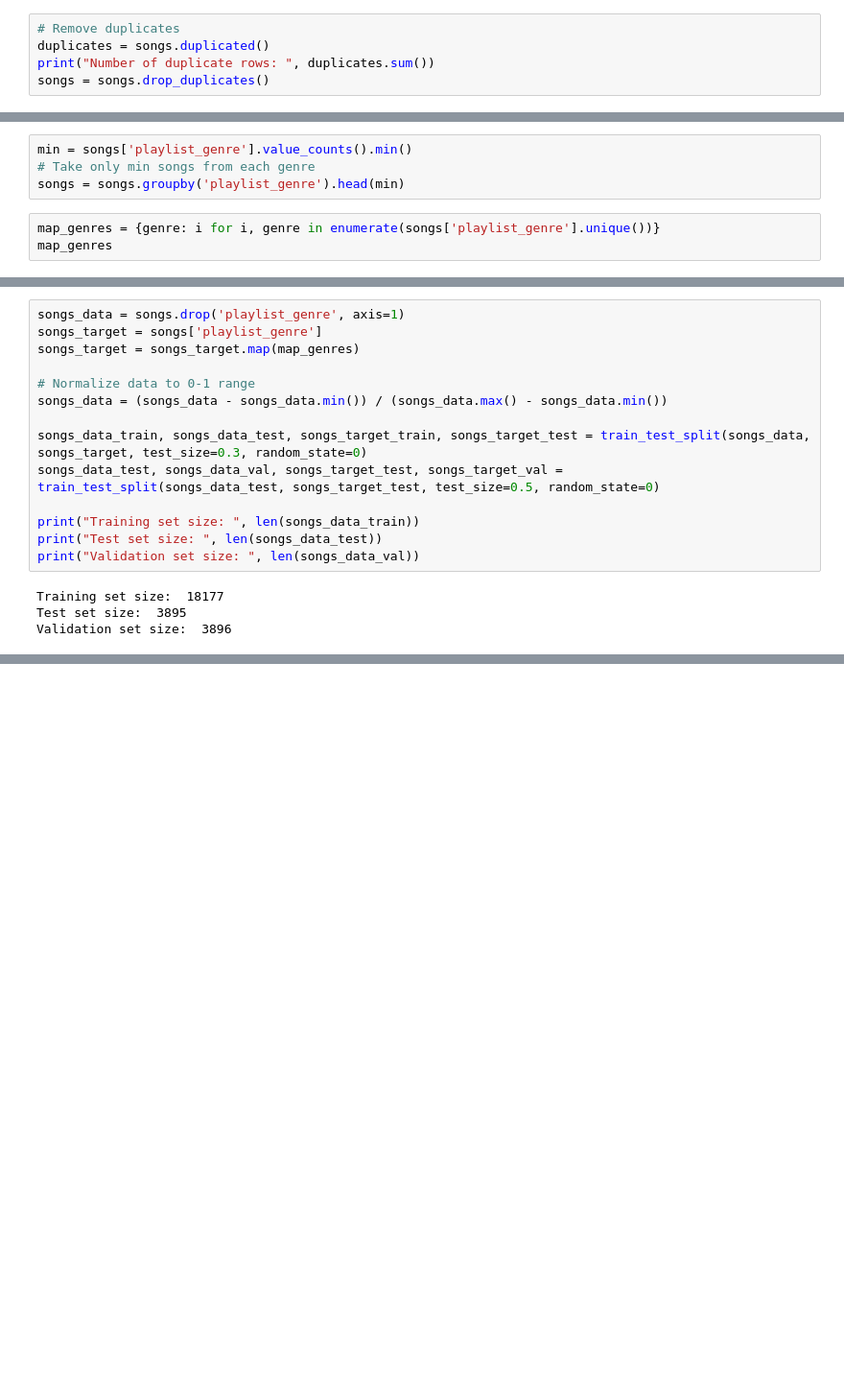
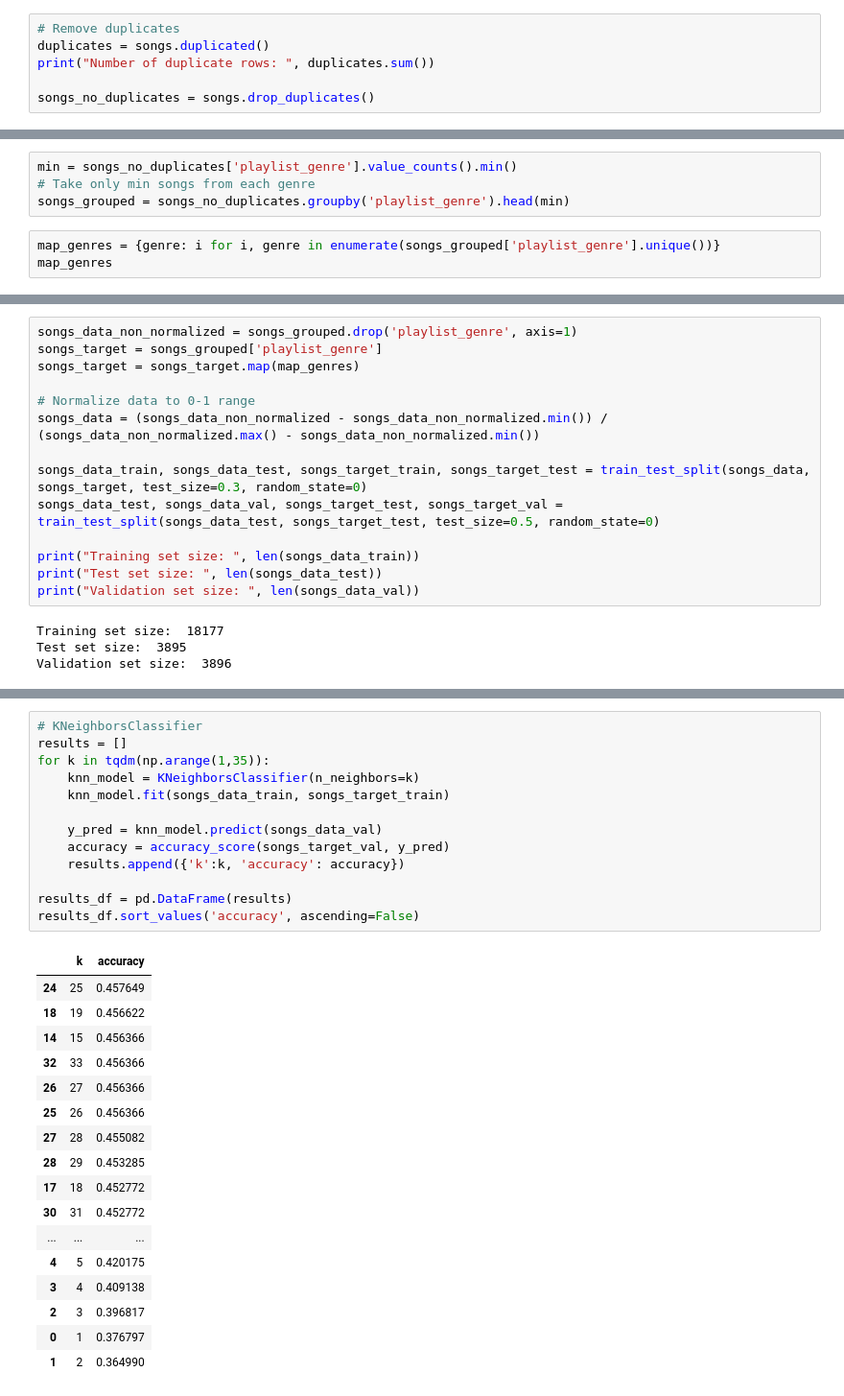
Before and after one commit to jkciesluk/ml_project, a Jupyter notebook: spotify.ipynb, the cells around one changed output, grey strips where cells are left out. Shown at 96% size. Cells and saved outputs as stored; diff of their text form; blank space fills up the shorter version.

```diff
--- a/spotify.ipynb
+++ b/spotify.ipynb
@@ -43,7 +55,8 @@ songs.describe()
 # Remove duplicates
 duplicates = songs.duplicated()
 print("Number of duplicate rows: ", duplicates.sum())
-songs = songs.drop_duplicates()
+
+songs_no_duplicates = songs.drop_duplicates()
 # %% [output]
 Number of duplicate rows:  3041
 # %%
@@ -60,21 +73,21 @@ latin    4578
 rock     4328
 Name: count, dtype: int64
 # %%
-min = songs['playlist_genre'].value_counts().min()
+min = songs_no_duplicates['playlist_genre'].value_counts().min()
 # Take only min songs from each genre
-songs = songs.groupby('playlist_genre').head(min)
+songs_grouped = songs_no_duplicates.groupby('playlist_genre').head(min)
 # %%
-map_genres = {genre: i for i, genre in enumerate(songs['playlist_genre'].unique())}
+map_genres = {genre: i for i, genre in enumerate(songs_grouped['playlist_genre'].unique())}
 map_genres
 # %% [output]
 {'pop': 0, 'rap': 1, 'rock': 2, 'latin': 3, 'r&b': 4, 'edm': 5}
 # %%
-songs_data = songs.drop('playlist_genre', axis=1)
-songs_target = songs['playlist_genre']
+songs_data_non_normalized = songs_grouped.drop('playlist_genre', axis=1)
+songs_target = songs_grouped['playlist_genre']
 songs_target = songs_target.map(map_genres)
 
 # Normalize data to 0-1 range
-songs_data = (songs_data - songs_data.min()) / (songs_data.max() - songs_data.min())
+songs_data = (songs_data_non_normalized - songs_data_non_normalized.min()) / (songs_data_non_normalized.max() - songs_data_non_normalized.min())
 
 songs_data_train, songs_data_test, songs_target_train, songs_target_test = train_test_split(songs_data, songs_target, test_size=0.3, random_state=0)
 songs_data_test, songs_data_val, songs_target_test, songs_target_val = train_test_split(songs_data_test, songs_target_test, test_size=0.5, random_state=0)
@@ -88,0 +115,31 @@ Validation set size:  3896
+# %%
+# KNeighborsClassifier
+results = []
+for k in tqdm(np.arange(1,35)):
+    knn_model = KNeighborsClassifier(n_neighbors=k)
+    knn_model.fit(songs_data_train, songs_target_train)
+
+    y_pred = knn_model.predict(songs_data_val)
+    accuracy = accuracy_score(songs_target_val, y_pred)
+    results.append({'k':k, 'accuracy': accuracy})
+
+results_df = pd.DataFrame(results)
+results_df.sort_values('accuracy', ascending=False)
+# %% [output]
+|  | k | accuracy |
+| 24 | 25 | 0.457649 |
+| 18 | 19 | 0.456622 |
+| 14 | 15 | 0.456366 |
+| 32 | 33 | 0.456366 |
+| 26 | 27 | 0.456366 |
+| 25 | 26 | 0.456366 |
+| 27 | 28 | 0.455082 |
+| 28 | 29 | 0.453285 |
+| 17 | 18 | 0.452772 |
+| 30 | 31 | 0.452772 |
+| ... | ... | ... |
+| 4 | 5 | 0.420175 |
+| 3 | 4 | 0.409138 |
+| 2 | 3 | 0.396817 |
+| 0 | 1 | 0.376797 |
+| 1 | 2 | 0.364990 |
```
Also changed, not shown: parts of 43 cells of this notebook, 2 other files.
